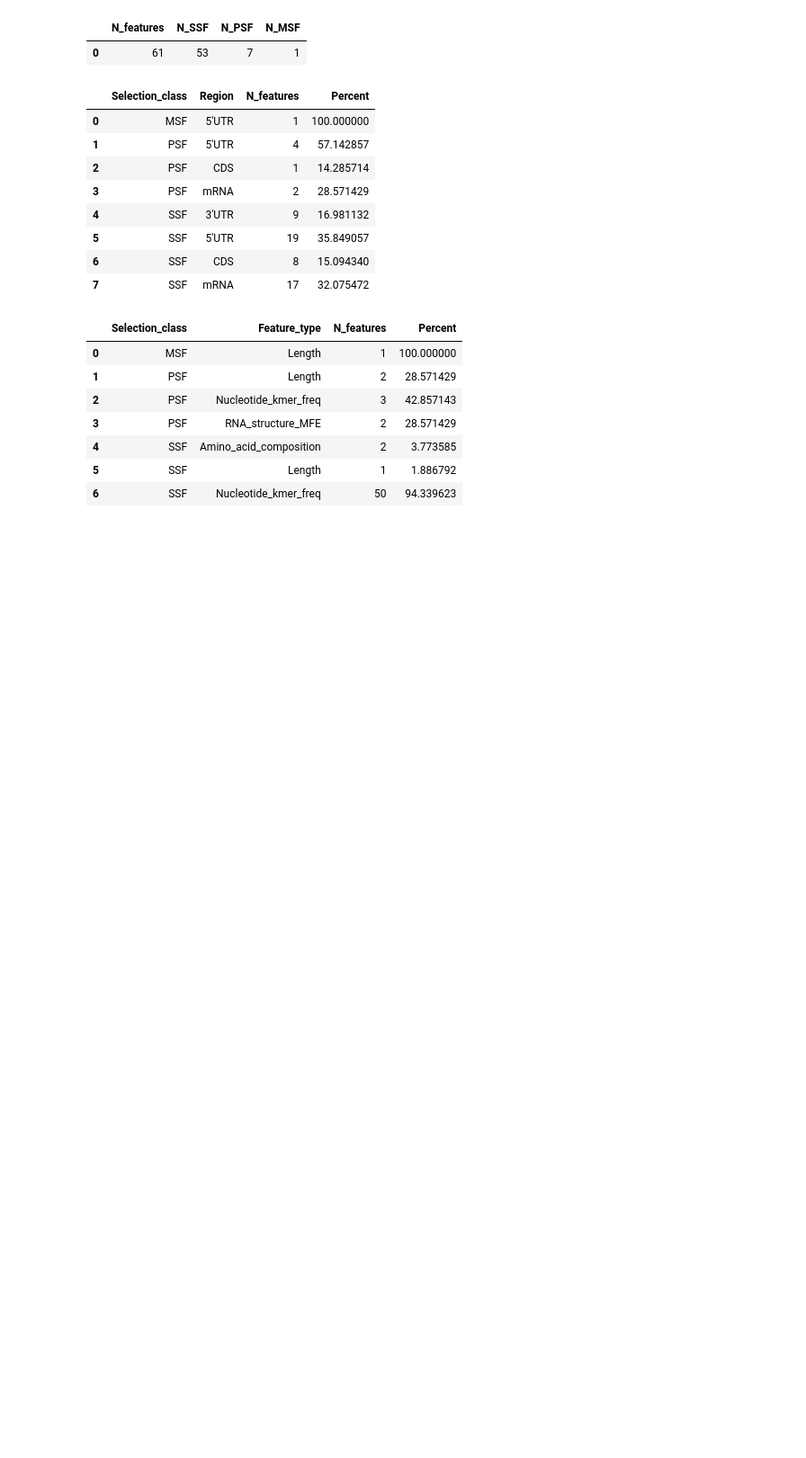
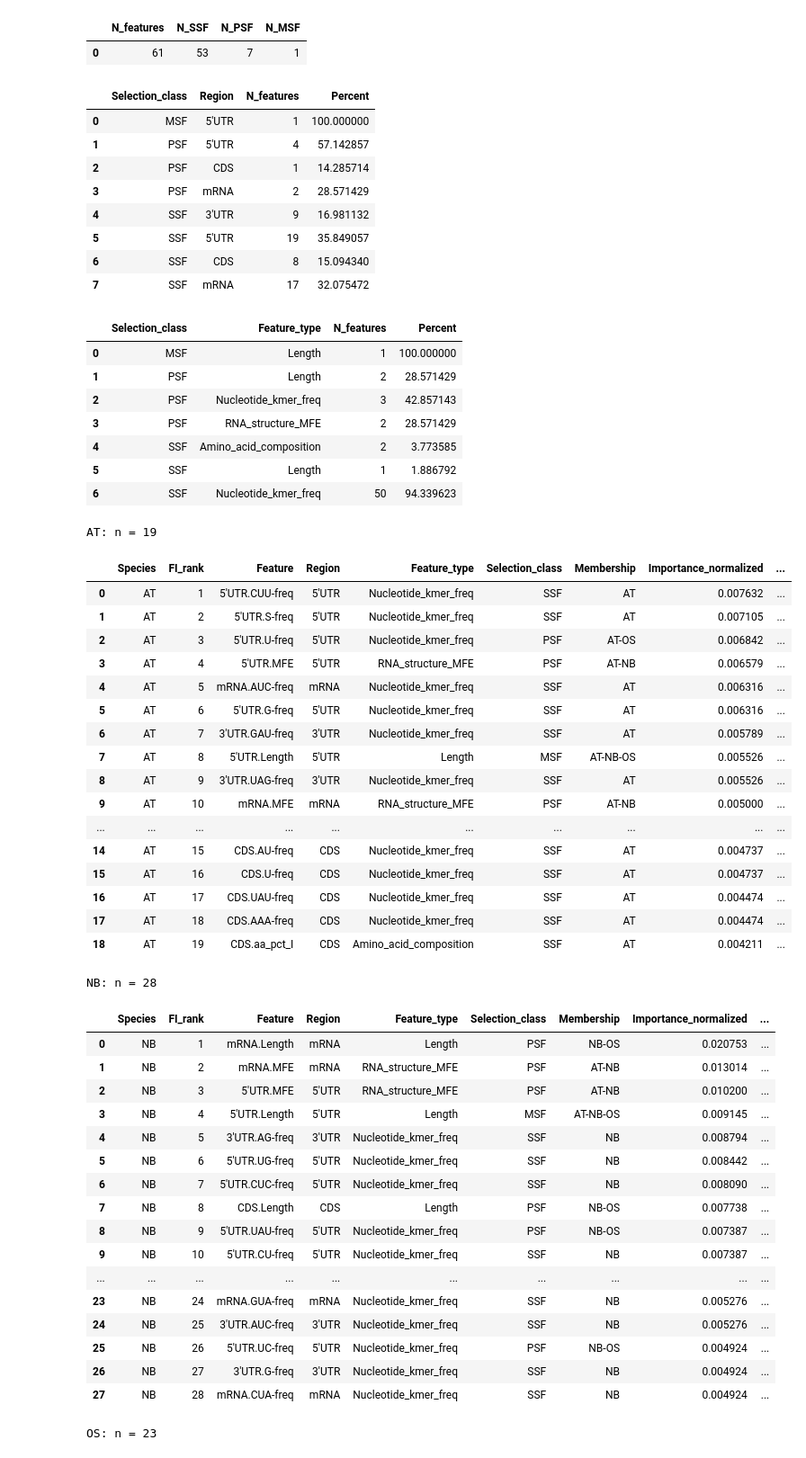
Before and after one commit to ih-11/regression, a Jupyter notebook: notebooks/notebook5.ipynb, the cells around one changed output. Shown at 90% size. Saved outputs shown, nothing was run; the diff lists cells and outputs as text; code cells hidden in the pictures; blank space fills up the shorter version.

```diff
--- a/notebooks/notebook5.ipynb
+++ b/notebooks/notebook5.ipynb
@@ -791,3 +791,70 @@ Predictive vocabulary composition
 | 4 | SSF | Amino_acid_composition | 2 | 3.773585 |
 | 5 | SSF | Length | 1 | 1.886792 |
 | 6 | SSF | Nucleotide_kmer_freq | 50 | 94.339623 |
+# %%
+# ============================================
+# 04. Selected features ranked by FI
+# ============================================
+
+ranked_feature_df = (
+    candidate_selected_df[
+        ["Species", "Feature", "Region", "Feature_type",
+         "Importance_normalized", "SSS"]
+    ]
+    .merge(
+        membership_df[["Feature", "Selection_class", "Membership"]],
+        on="Feature", how="left", validate="many_to_one"
+    )
+    .sort_values(["Species", "Importance_normalized"], ascending=[True, False])
+    .reset_index(drop=True)
+)
+
+ranked_feature_df["FI_rank"] = ranked_feature_df.groupby("Species").cumcount() + 1
+
+ranked_feature_df = ranked_feature_df[
+    ["Species", "FI_rank", "Feature", "Region", "Feature_type",
+     "Selection_class", "Membership", "Importance_normalized", "SSS"]
+]
+
+for species in SPECIES_ORDER:
+    d = ranked_feature_df.query("Species == @species").reset_index(drop=True)
+    print(f"\n{species}: n = {len(d)}")
+    display(d)
+# %% [output]
+AT: n = 19
+|  | Species | FI_rank | Feature | Region | Feature_type | Selection_class | Membership | Importance_normalized | ... |
+| 0 | AT | 1 | 5'UTR.CUU-freq | 5'UTR | Nucleotide_kmer_freq | SSF | AT | 0.007632 | ... |
+| 1 | AT | 2 | 5'UTR.S-freq | 5'UTR | Nucleotide_kmer_freq | SSF | AT | 0.007105 | ... |
+| 2 | AT | 3 | 5'UTR.U-freq | 5'UTR | Nucleotide_kmer_freq | PSF | AT-OS | 0.006842 | ... |
+| 3 | AT | 4 | 5'UTR.MFE | 5'UTR | RNA_structure_MFE | PSF | AT-NB | 0.006579 | ... |
+| 4 | AT | 5 | mRNA.AUC-freq | mRNA | Nucleotide_kmer_freq | SSF | AT | 0.006316 | ... |
+| 5 | AT | 6 | 5'UTR.G-freq | 5'UTR | Nucleotide_kmer_freq | SSF | AT | 0.006316 | ... |
+| 6 | AT | 7 | 3'UTR.GAU-freq | 3'UTR | Nucleotide_kmer_freq | SSF | AT | 0.005789 | ... |
+| 7 | AT | 8 | 5'UTR.Length | 5'UTR | Length | MSF | AT-NB-OS | 0.005526 | ... |
+| 8 | AT | 9 | 3'UTR.UAG-freq | 3'UTR | Nucleotide_kmer_freq | SSF | AT | 0.005526 | ... |
+| 9 | AT | 10 | mRNA.MFE | mRNA | RNA_structure_MFE | PSF | AT-NB | 0.005000 | ... |
+| ... | ... | ... | ... | ... | ... | ... | ... | ... | ... |
+| 14 | AT | 15 | CDS.AU-freq | CDS | Nucleotide_kmer_freq | SSF | AT | 0.004737 | ... |
+| 15 | AT | 16 | CDS.U-freq | CDS | Nucleotide_kmer_freq | SSF | AT | 0.004737 | ... |
+| 16 | AT | 17 | CDS.UAU-freq | CDS | Nucleotide_kmer_freq | SSF | AT | 0.004474 | ... |
+| 17 | AT | 18 | CDS.AAA-freq | CDS | Nucleotide_kmer_freq | SSF | AT | 0.004474 | ... |
+| 18 | AT | 19 | CDS.aa_pct_I | CDS | Amino_acid_composition | SSF | AT | 0.004211 | ... |
+NB: n = 28
+|  | Species | FI_rank | Feature | Region | Feature_type | Selection_class | Membership | Importance_normalized | ... |
+| 0 | NB | 1 | mRNA.Length | mRNA | Length | PSF | NB-OS | 0.020753 | ... |
+| 1 | NB | 2 | mRNA.MFE | mRNA | RNA_structure_MFE | PSF | AT-NB | 0.013014 | ... |
+| 2 | NB | 3 | 5'UTR.MFE | 5'UTR | RNA_structure_MFE | PSF | AT-NB | 0.010200 | ... |
+| 3 | NB | 4 | 5'UTR.Length | 5'UTR | Length | MSF | AT-NB-OS | 0.009145 | ... |
+| 4 | NB | 5 | 3'UTR.AG-freq | 3'UTR | Nucleotide_kmer_freq | SSF | NB | 0.008794 | ... |
+| 5 | NB | 6 | 5'UTR.UG-freq | 5'UTR | Nucleotide_kmer_freq | SSF | NB | 0.008442 | ... |
+| 6 | NB | 7 | 5'UTR.CUC-freq | 5'UTR | Nucleotide_kmer_freq | SSF | NB | 0.008090 | ... |
+| 7 | NB | 8 | CDS.Length | CDS | Length | PSF | NB-OS | 0.007738 | ... |
+| 8 | NB | 9 | 5'UTR.UAU-freq | 5'UTR | Nucleotide_kmer_freq | PSF | NB-OS | 0.007387 | ... |
+| 9 | NB | 10 | 5'UTR.CU-freq | 5'UTR | Nucleotide_kmer_freq | SSF | NB | 0.007387 | ... |
+| ... | ... | ... | ... | ... | ... | ... | ... | ... | ... |
+| 23 | NB | 24 | mRNA.GUA-freq | mRNA | Nucleotide_kmer_freq | SSF | NB | 0.005276 | ... |
+| 24 | NB | 25 | 3'UTR.AUC-freq | 3'UTR | Nucleotide_kmer_freq | SSF | NB | 0.005276 | ... |
+| 25 | NB | 26 | 5'UTR.UC-freq | 5'UTR | Nucleotide_kmer_freq | PSF | NB-OS | 0.004924 | ... |
+| 26 | NB | 27 | 3'UTR.G-freq | 3'UTR | Nucleotide_kmer_freq | SSF | NB | 0.004924 | ... |
+| 27 | NB | 28 | mRNA.CUA-freq | mRNA | Nucleotide_kmer_freq | SSF | NB | 0.004924 | ... |
+OS: n = 23
```
Also changed, not shown: parts of 1 cell of this notebook.
